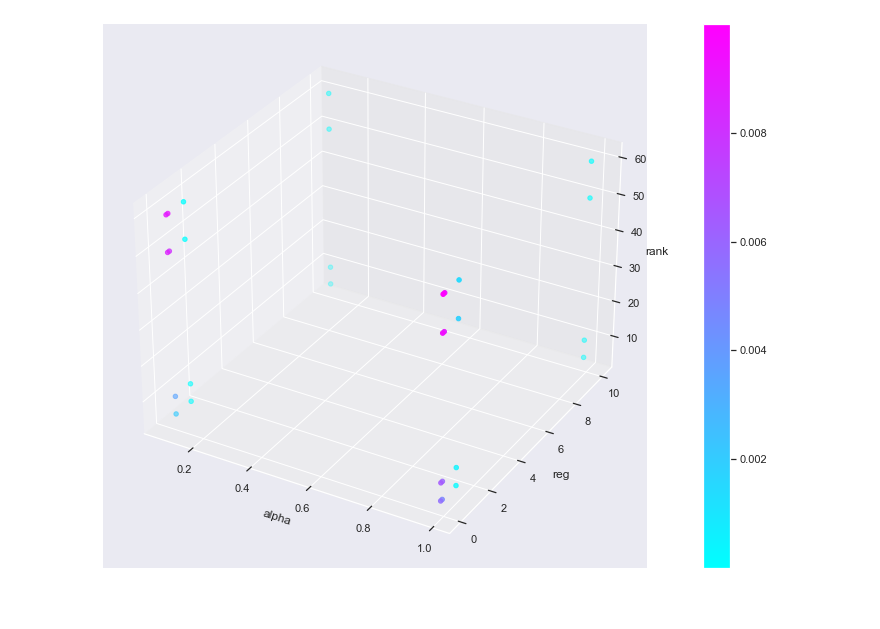
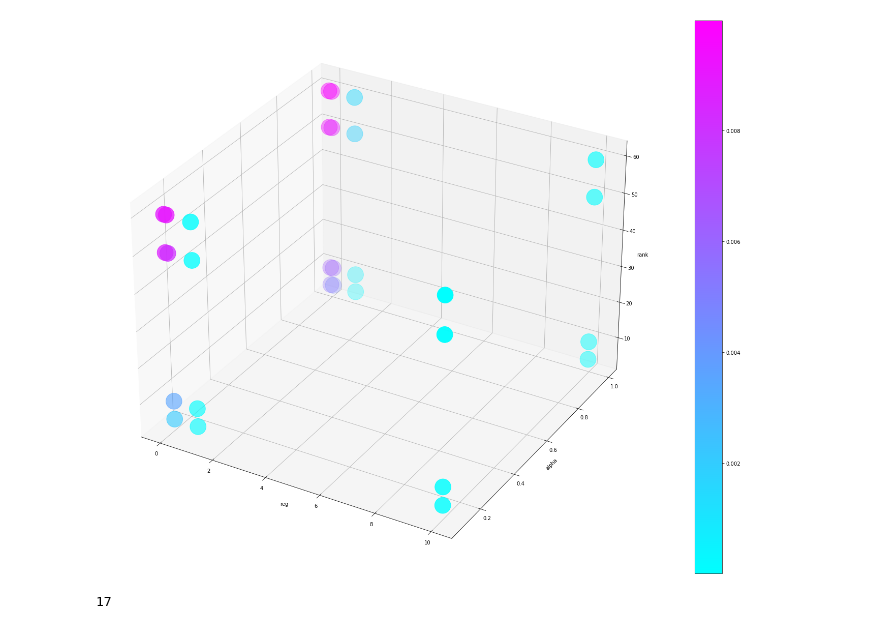
Before and after one commit to farris/recommender-system, a Jupyter notebook: GridSearchViz.ipynb, the cells around one changed output. Drawn from its saved outputs; the diff is of its cells as text; code cells hidden in the pictures; blank space fills up the shorter version.

```diff
--- a/GridSearchViz.ipynb
+++ b/GridSearchViz.ipynb
@@ -32,23 +32,27 @@ with open('GS.txt') as fp:
 # %%
 from mpl_toolkits.mplot3d import Axes3D
 import matplotlib.pyplot as plt
 import numpy as np
 
 
-fig = plt.figure(figsize=(20,10))
+fig = plt.figure(figsize=(30,20))
 
 ax = fig.add_subplot(111, projection='3d')
 
-x = alpha
-y = reg
-z = rank
-c = MAP
+y = np.asarray(alpha)
+x = np.asarray(reg)
+z = np.asarray(rank)
+c = np.asarray(MAP)
 
-img = ax.scatter(x, y, z, c=c, cmap=plt.cool())
+img = ax.scatter(x, y, z, c=c, cmap=plt.cool(),s = 1000)
 fig.colorbar(img)
-ax.set_xlabel('alpha');
-ax.set_ylabel('reg');
+ax.set_ylabel('alpha');
+ax.set_xlabel('reg');
 ax.set_zlabel('rank');
 # %% [output]
-[figure, old version]
+[figure, new version]
+# %%
+idx = np.argmax(MAP)
+# %% [output]
+17
 # %%
```
Also changed, not shown: parts of 8 cells of this notebook.
